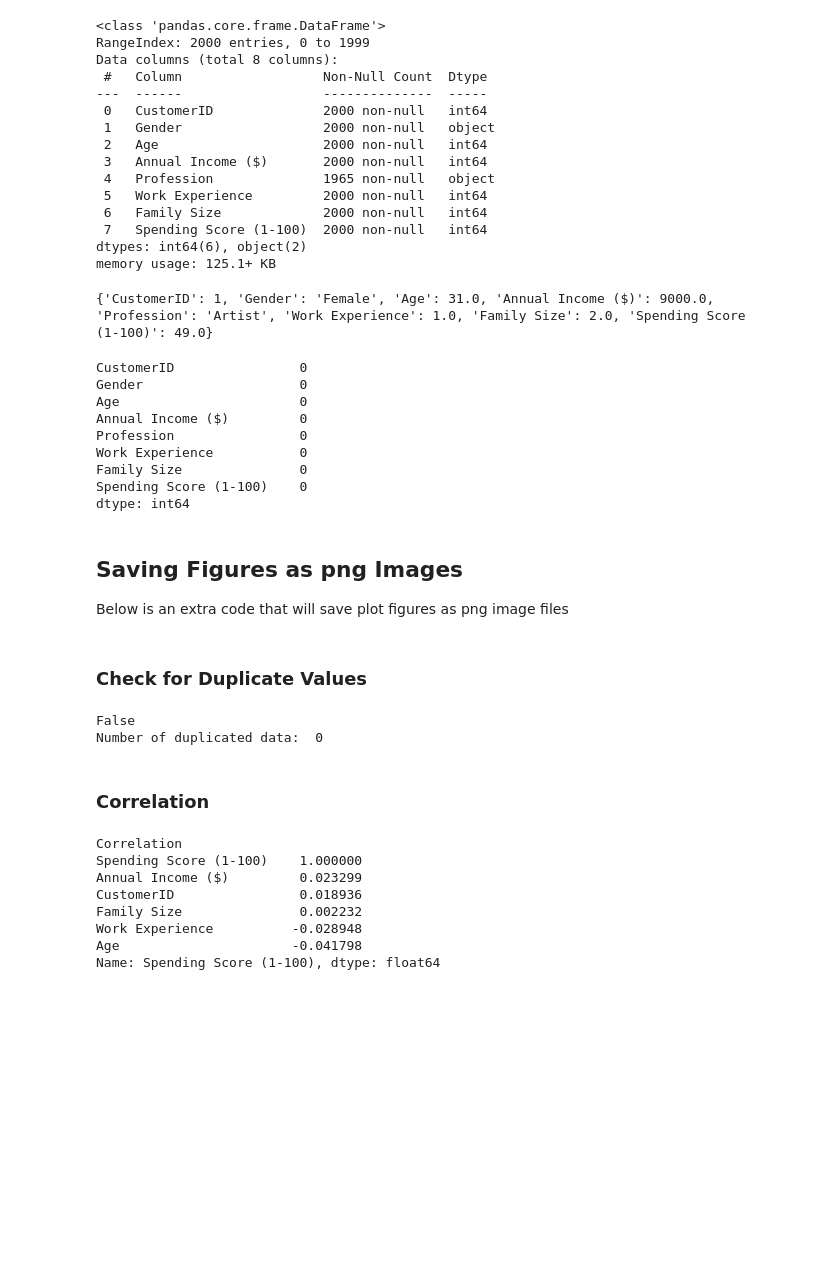
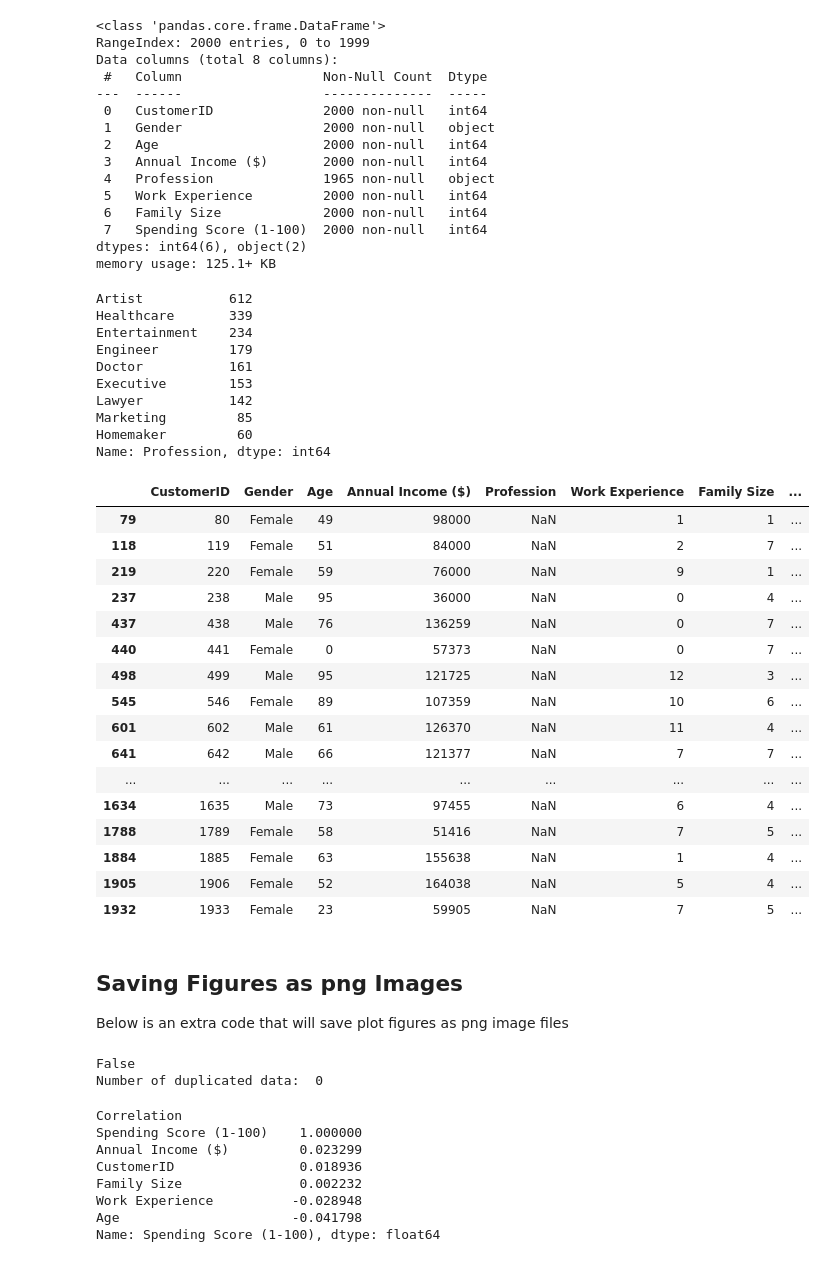
Before and after one commit to AiJared/Customer-Segmentation, a Jupyter notebook: Shop Customers Detection.ipynb, the cells around one changed output. Saved outputs shown, nothing was run; the diff lists cells and outputs as text; code cells hidden in the pictures; blank space fills up the shorter version.

```diff
--- a/Shop Customers Detection.ipynb
+++ b/Shop Customers Detection.ipynb
@@ -92,24 +99,42 @@ Data columns (total 8 columns):
 dtypes: int64(6), object(2)
 memory usage: 125.1+ KB
 # %%
-# fill missing values
-train_mode = dict(df.mode().iloc[0])
-df = df.fillna(train_mode)
-print(train_mode)
+# from the above analysis, I can see some missing values from Profession column
+# check for the individual Profession's value count
+df["Profession"].value_counts()
 # %% [output]
-{'CustomerID': 1, 'Gender': 'Female', 'Age': 31.0, 'Annual Income ($)': 9000.0, 'Profession': 'Artist', 'Work Experience': 1.0, 'Family Size': 2.0, 'Spending Score (1-100)': 49.0}
+Artist           612
+Healthcare       339
+Entertainment    234
+Engineer         179
+Doctor           161
+Executive        153
+Lawyer           142
+Marketing         85
+Homemaker         60
+Name: Profession, dtype: int64
 # %%
-print(df.isnull().sum())
+# filter out a subset where "Profession" is NaN
+nan_profession_subset = df[df["Profession"].isna()]
+nan_profession_subset
 # %% [output]
-CustomerID                0
-Gender                    0
-Age                       0
-Annual Income ($)         0
-Profession                0
-Work Experience           0
-Family Size               0
-Spending Score (1-100)    0
-dtype: int64
+|  | CustomerID | Gender | Age | Annual Income ($) | Profession | Work Experience | Family Size | ... |
+| 79 | 80 | Female | 49 | 98000 | NaN | 1 | 1 | ... |
+| 118 | 119 | Female | 51 | 84000 | NaN | 2 | 7 | ... |
+| 219 | 220 | Female | 59 | 76000 | NaN | 9 | 1 | ... |
+| 237 | 238 | Male | 95 | 36000 | NaN | 0 | 4 | ... |
+| 437 | 438 | Male | 76 | 136259 | NaN | 0 | 7 | ... |
+| 440 | 441 | Female | 0 | 57373 | NaN | 0 | 7 | ... |
+| 498 | 499 | Male | 95 | 121725 | NaN | 12 | 3 | ... |
+| 545 | 546 | Female | 89 | 107359 | NaN | 10 | 6 | ... |
+| 601 | 602 | Male | 61 | 126370 | NaN | 11 | 4 | ... |
+| 641 | 642 | Male | 66 | 121377 | NaN | 7 | 7 | ... |
+| ... | ... | ... | ... | ... | ... | ... | ... | ... |
+| 1634 | 1635 | Male | 73 | 97455 | NaN | 6 | 4 | ... |
+| 1788 | 1789 | Female | 58 | 51416 | NaN | 7 | 5 | ... |
+| 1884 | 1885 | Female | 63 | 155638 | NaN | 1 | 4 | ... |
+| 1905 | 1906 | Female | 52 | 164038 | NaN | 5 | 4 | ... |
+| 1932 | 1933 | Female | 23 | 59905 | NaN | 7 | 5 | ... |
 # %% [markdown]
 ## Saving Figures as png Images
 Below is an extra code that will save plot figures as png image files
@@ -122,6 +147,4 @@ def save_fig(fig_id, tight_layout=True, fig_extension="png", resolution=300):
     if tight_layout:
         plt.tight_layout()
     plt.savefig(path, format=fig_extension, dpi=resolution)
-# %% [markdown]
-### Check for Duplicate Values
 # %%
@@ -131,8 +155,6 @@ print("Number of duplicated data: ", duplicated_data[duplicated_data == True].si
 # %% [output]
 False
 Number of duplicated data:  0
-# %% [markdown]
-### Correlation
 # %%
 # check for correlation
 import seaborn as sns
```
Also changed, not shown: parts of 10 cells of this notebook.
